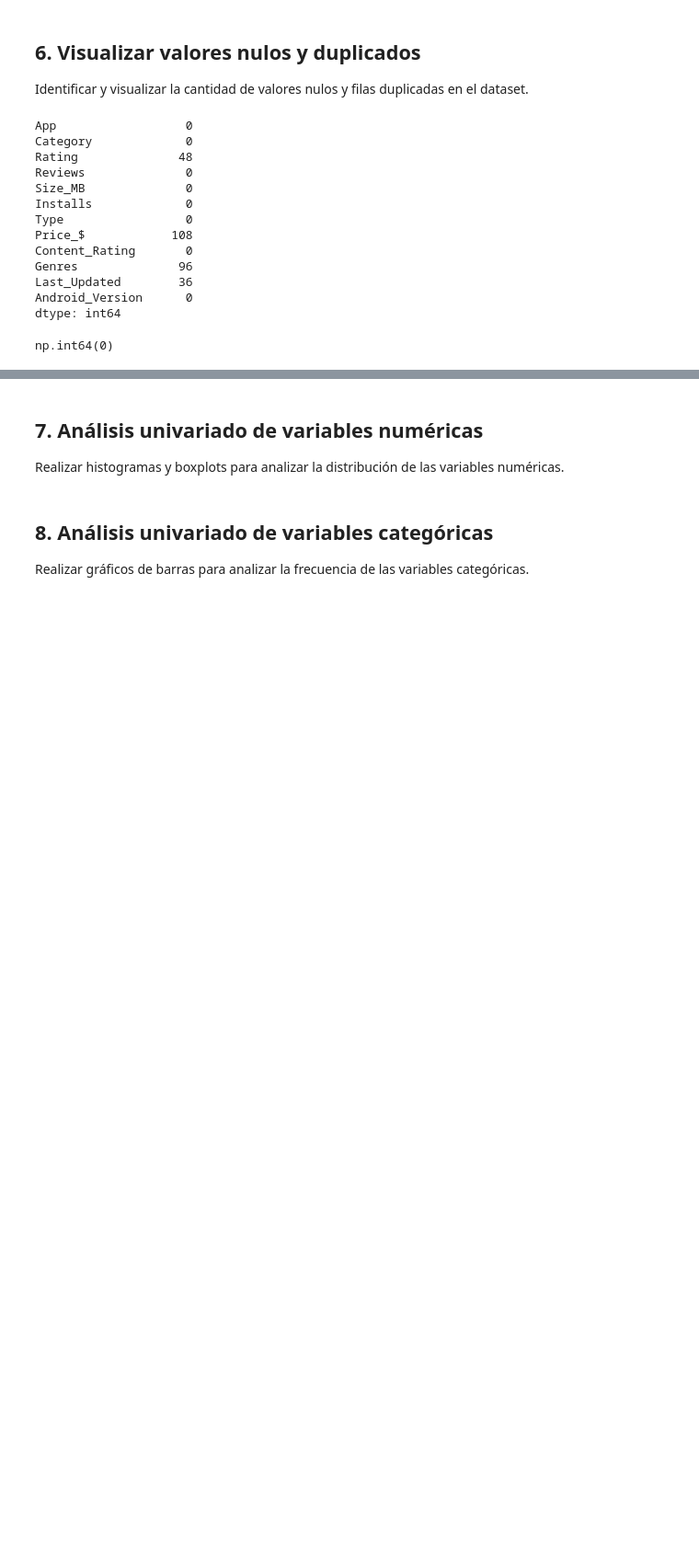
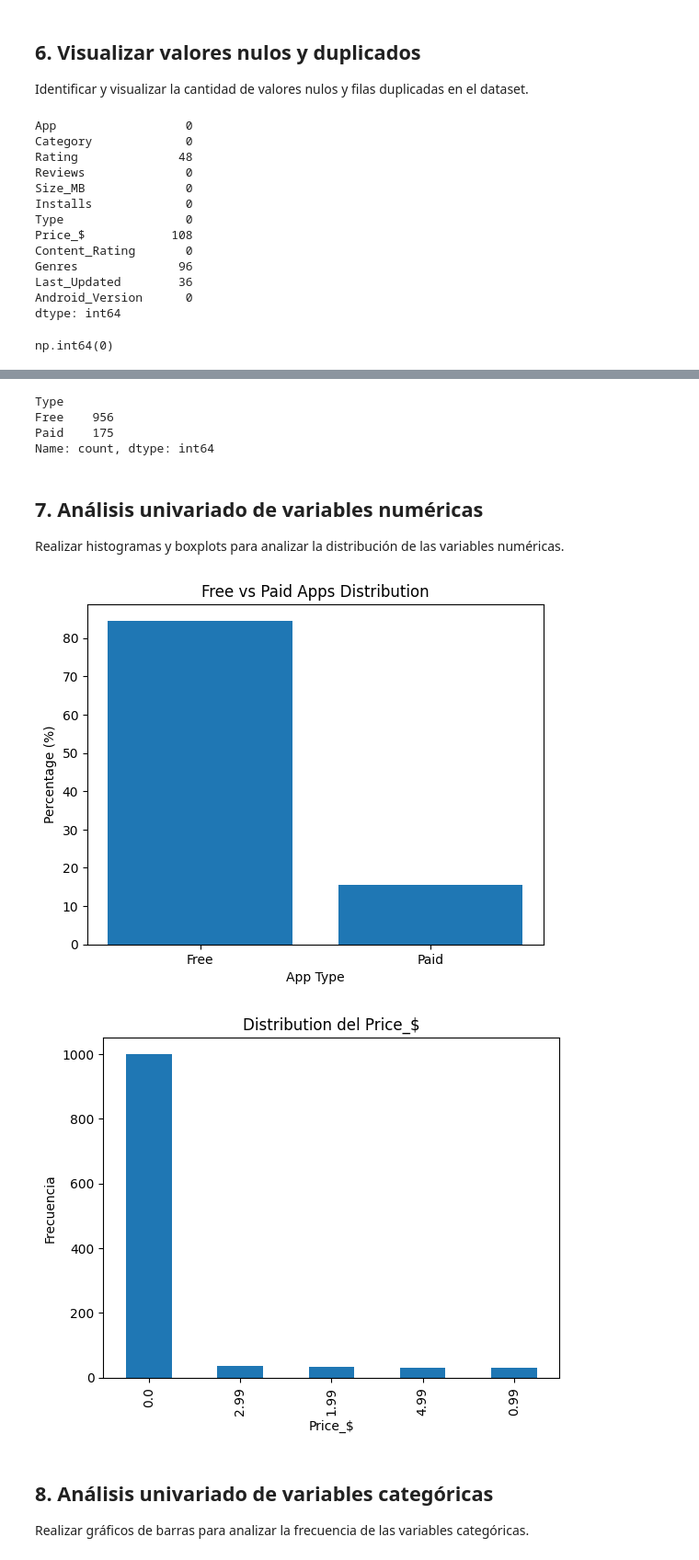
Before and after one commit to Ims2002/pyproject_eda, a Jupyter notebook: notebooks/eda.ipynb, the cells around one changed output, grey strips where cells are left out. Shown at 92% size. Drawn from its saved outputs; the diff is of its cells as text; code cells hidden in the pictures; blank space fills up the shorter version.

Commit message:
Eda y visualización completada

```diff
--- a/notebooks/eda.ipynb
+++ b/notebooks/eda.ipynb
@@ -223,14 +330,20 @@ np.float64(0.03)
+# %%
+df_cleaned.sample(10)
+df_cleaned['Type'].value_counts()
+# %% [output]
+Type
+Free    956
+Paid    175
+Name: count, dtype: int64
 # %% [markdown]
 ## 7. Análisis univariado de variables numéricas
 Realizar histogramas y boxplots para analizar la distribución de las variables numéricas.
 # %%
-# Histogram for a numerical variable
-# df['numeric_column'].hist()
-# plt.show()
-
-# Boxplot
-# df.boxplot(column='numeric_column')
-# plt.show()
+viz.bar_graph_price_proportion(df_cleaned)
+viz.hist_grapg(df_cleaned, 'Price_$')
+# %% [output]
+[figure, added]
+[figure, added]
 # %% [markdown]
 ## 8. Análisis univariado de variables categóricas
 Realizar gráficos de barras para analizar la frecuencia de las variables categóricas.
```
Also changed, not shown: parts of 13 cells of this notebook, 7 other files.
